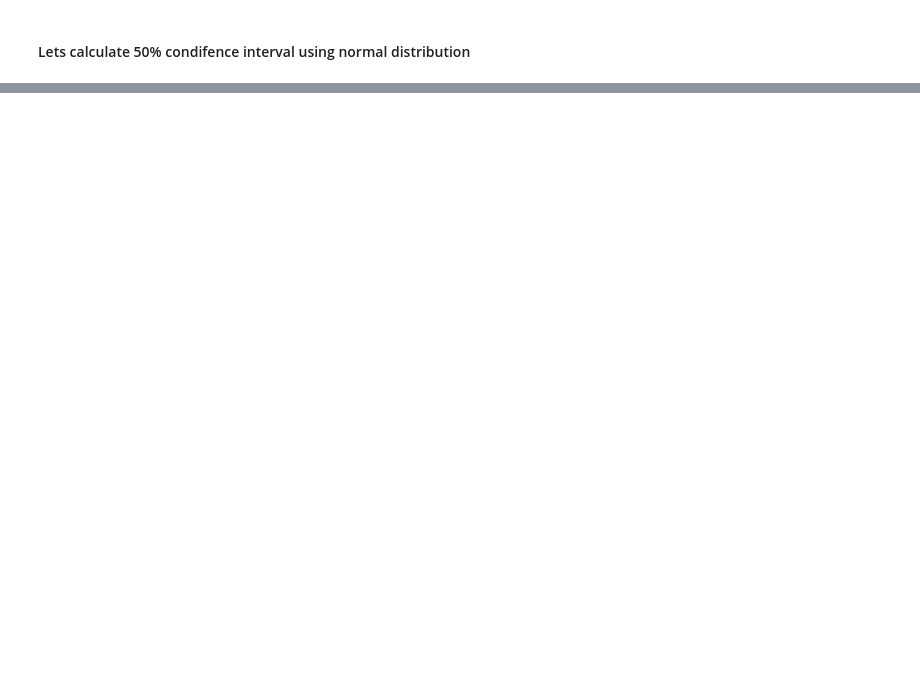
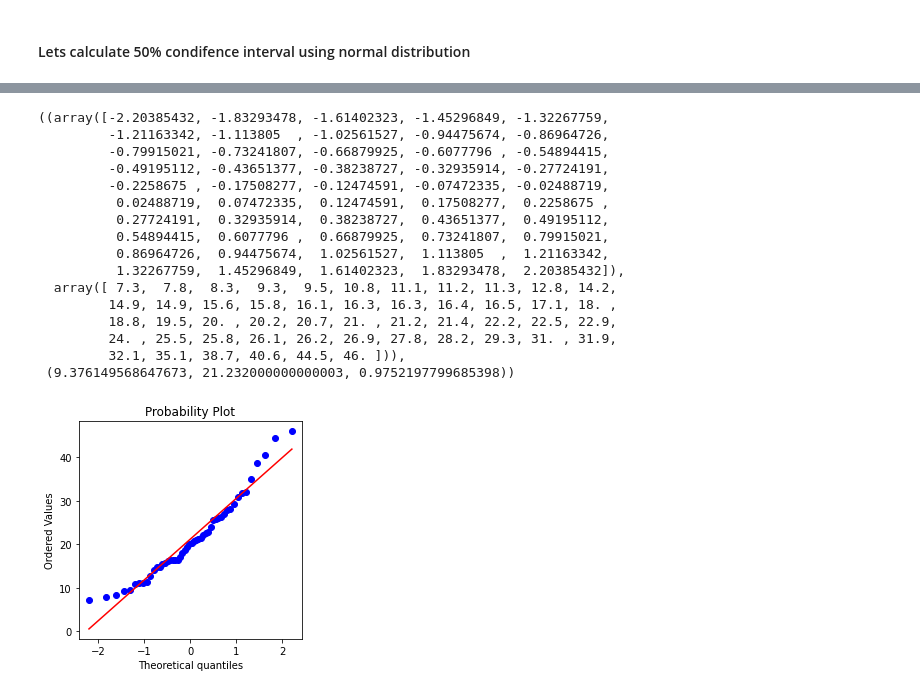
Before and after one commit to Nix-code/statistics-for-data-science, a Jupyter notebook: Confidence Intervals.ipynb, the cells around one changed output, grey strips where cells are left out. Saved outputs shown, nothing was run; the diff lists cells and outputs as text; code cells hidden in the pictures; blank space fills up the shorter version.

```diff
--- a/Confidence Intervals.ipynb
+++ b/Confidence Intervals.ipynb
@@ -60,0 +152,23 @@ pop_arr.mean()
+# %%
+rape = x.Rape
+# %%
+fig, ax = plt.subplots(figsize=(4, 4))
+stats.probplot(rape, plot=ax)
+# %% [output]
+((array([-2.20385432, -1.83293478, -1.61402323, -1.45296849, -1.32267759,
+         -1.21163342, -1.113805  , -1.02561527, -0.94475674, -0.86964726,
+         -0.79915021, -0.73241807, -0.66879925, -0.6077796 , -0.54894415,
+         -0.49195112, -0.43651377, -0.38238727, -0.32935914, -0.27724191,
+         -0.2258675 , -0.17508277, -0.12474591, -0.07472335, -0.02488719,
+          0.02488719,  0.07472335,  0.12474591,  0.17508277,  0.2258675 ,
+          0.27724191,  0.32935914,  0.38238727,  0.43651377,  0.49195112,
+          0.54894415,  0.6077796 ,  0.66879925,  0.73241807,  0.79915021,
+          0.86964726,  0.94475674,  1.02561527,  1.113805  ,  1.21163342,
+          1.32267759,  1.45296849,  1.61402323,  1.83293478,  2.20385432]),
+  array([ 7.3,  7.8,  8.3,  9.3,  9.5, 10.8, 11.1, 11.2, 11.3, 12.8, 14.2,
+         14.9, 14.9, 15.6, 15.8, 16.1, 16.3, 16.3, 16.4, 16.5, 17.1, 18. ,
+         18.8, 19.5, 20. , 20.2, 20.7, 21. , 21.2, 21.4, 22.2, 22.5, 22.9,
+         24. , 25.5, 25.8, 26.1, 26.2, 26.9, 27.8, 28.2, 29.3, 31. , 31.9,
+         32.1, 35.1, 38.7, 40.6, 44.5, 46. ])),
+ (9.376149568647673, 21.232000000000003, 0.9752197799685398))
+[figure, added]
```
Also changed, not shown: parts of 20 cells of this notebook.
